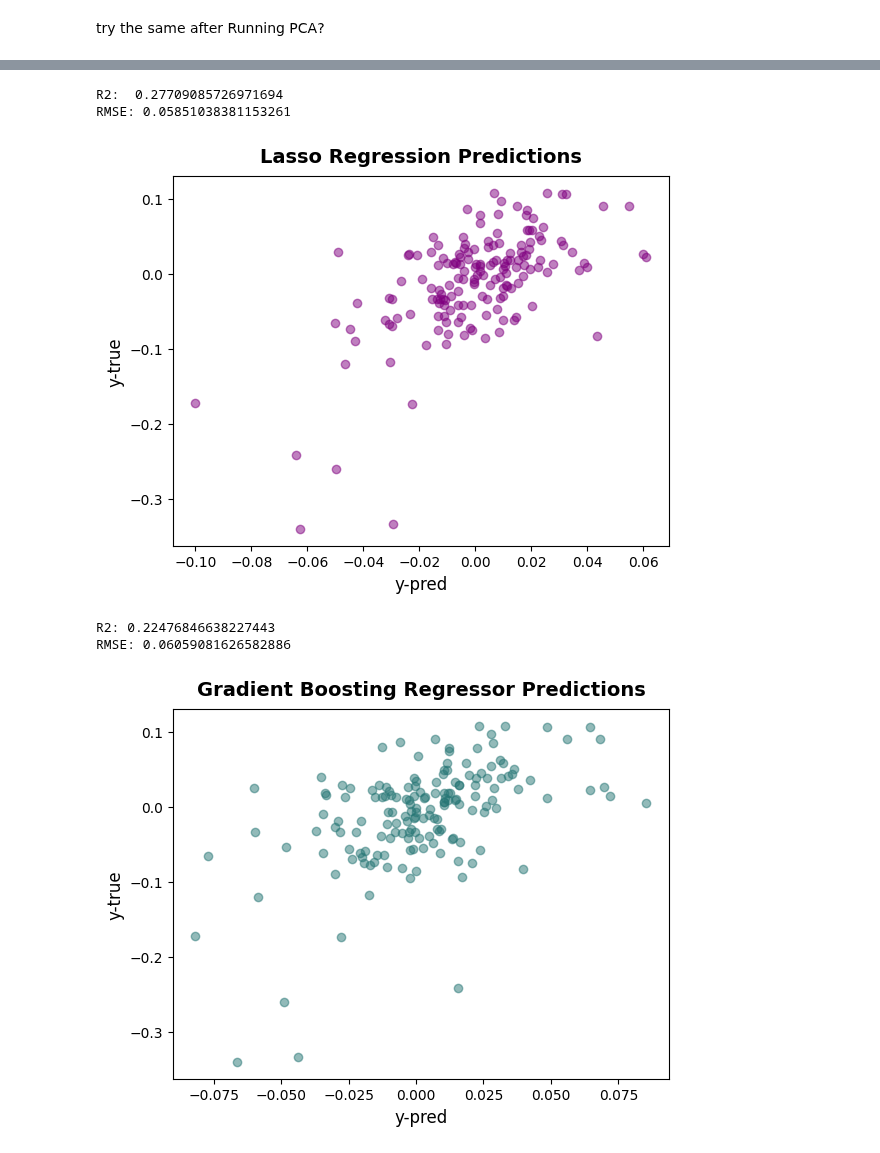
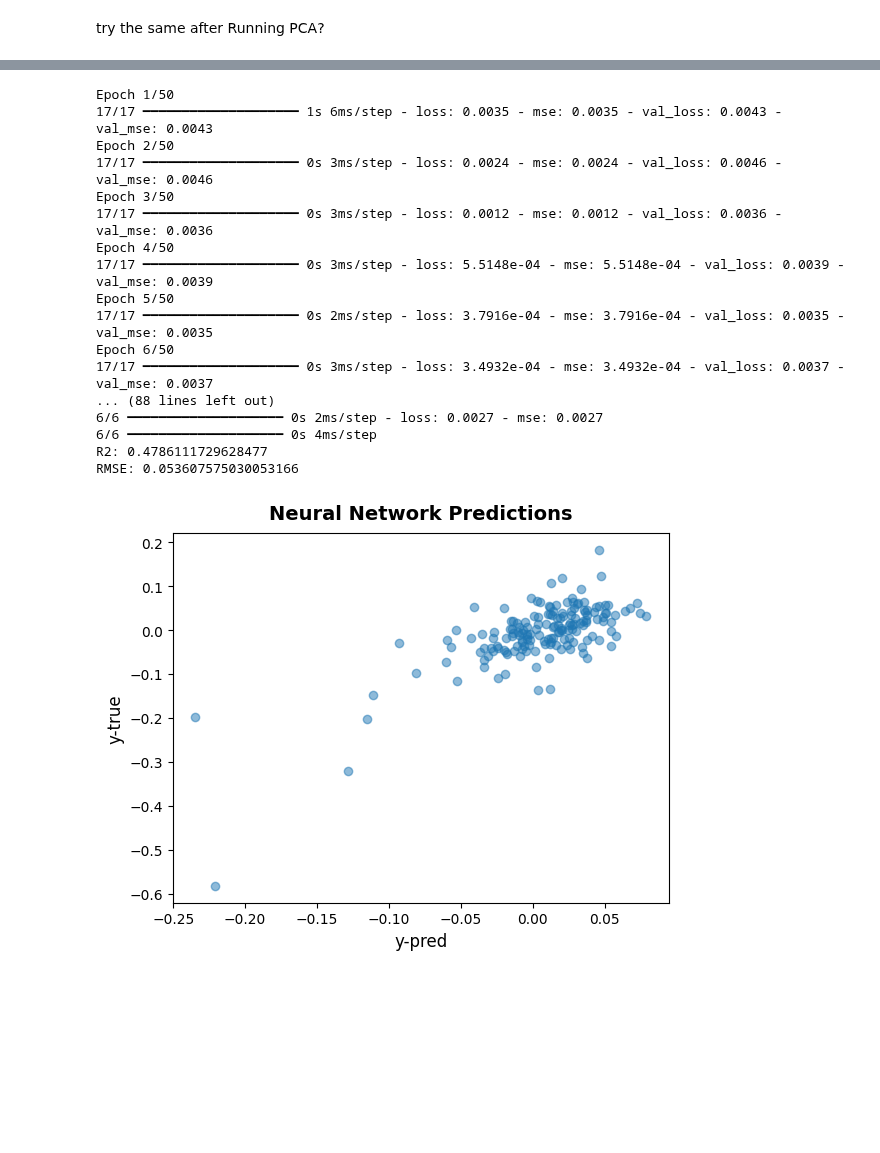
Before and after one commit to egekurt123/yeast_gene_interactions, a Jupyter notebook: Interaction Prediction.ipynb, the cells around one changed output, grey strips where cells are left out. Saved outputs shown, nothing was run; the diff lists cells and outputs as text; code cells hidden in the pictures; blank space fills up the shorter version.

Commit message:
Update plotting

```diff
--- a/Interaction Prediction.ipynb
+++ b/Interaction Prediction.ipynb
@@ -94,39 +141,49 @@ RMSE: 0.05879641787400309
 # %%
-X_train, X_test, y_train, y_test = train_test_split(X, y, test_size=0.2, random_state=42)
+# And Neural Network
+from tensorflow.keras.models import Sequential
+from tensorflow.keras.layers import Dense, Input
+from tensorflow.keras.optimizers import Adam
 
-lasso = Lasso(alpha=0.0004)
-lasso.fit(X_train, y_train)
-y_pred = lasso.predict(X_test)
+model = Sequential([
+    Input(shape=(X_train.shape[1],)),
+    Dense(128, activation='relu'),
+    Dense(64, activation='relu'),
+    Dense(64, activation='relu'),
+    Dense(64, activation='relu'),
+    Dense(64, activation='relu'),
+    Dense(1)
+])
 
+model.compile(optimizer=Adam(learning_rate=0.001), loss='mse', metrics=['mse'])
 
-print('R2: ', lasso.score(X_test, y_test))
+model.fit(X_train, y_train, validation_split=0.2, epochs=50, batch_size=32, verbose=1)
+
+loss, mae = model.evaluate(X_test, y_test)
+y_pred = model.predict(X_test)
+print('R2:', r2_score(y_test, y_pred))
 print("RMSE:", np.sqrt(mean_squared_error(y_test, y_pred)))
 
-plt.scatter(y_pred, y_test, alpha=0.5, c='purple')
+plt.scatter(y_pred, y_test, alpha=0.5)
 plt.xlabel("y-pred", fontsize=12)
 plt.ylabel("y-true", fontsize=12)
-plt.title("Lasso Regression Predictions", fontweight='bold', fontsize=14, pad=10)
+plt.title("Neural Network Predictions", fontweight='bold', fontsize=14, pad=10)
 plt.show()
 # %% [output]
-R2:  0.27709085726971694
-RMSE: 0.05851038381153261
+Epoch 1/50
+17/17 ━━━━━━━━━━━━━━━━━━━━ 1s 6ms/step - loss: 0.0035 - mse: 0.0035 - val_loss: 0.0043 - val_mse: 0.0043
+Epoch 2/50
+17/17 ━━━━━━━━━━━━━━━━━━━━ 0s 3ms/step - loss: 0.0024 - mse: 0.0024 - val_loss: 0.0046 - val_mse: 0.0046
+Epoch 3/50
+17/17 ━━━━━━━━━━━━━━━━━━━━ 0s 3ms/step - loss: 0.0012 - mse: 0.0012 - val_loss: 0.0036 - val_mse: 0.0036
+Epoch 4/50
+17/17 ━━━━━━━━━━━━━━━━━━━━ 0s 3ms/step - loss: 5.5148e-04 - mse: 5.5148e-04 - val_loss: 0.0039 - val_mse: 0.0039
+Epoch 5/50
+17/17 ━━━━━━━━━━━━━━━━━━━━ 0s 2ms/step - loss: 3.7916e-04 - mse: 3.7916e-04 - val_loss: 0.0035 - val_mse: 0.0035
+Epoch 6/50
+17/17 ━━━━━━━━━━━━━━━━━━━━ 0s 3ms/step - loss: 3.4932e-04 - mse: 3.4932e-04 - val_loss: 0.0037 - val_mse: 0.0037
+... (88 lines left out)
+6/6 ━━━━━━━━━━━━━━━━━━━━ 0s 2ms/step - loss: 0.0027 - mse: 0.0027
+6/6 ━━━━━━━━━━━━━━━━━━━━ 0s 4ms/step
+R2: 0.4786111729628477
+RMSE: 0.053607575030053166
-[figure, old version]
+[figure, new version]
-# %%
-X_train, X_test, y_train, y_test = train_test_split(X, y, test_size=0.2, random_state=42)
-
-gb = GradientBoostingRegressor(n_estimators=20, learning_rate=0.2, max_depth=3, random_state=48)
-gb.fit(X_train, y_train)
-
-y_pred = gb.predict(X_test)
-print('R2:', r2_score(y_test, y_pred))
-print("RMSE:", np.sqrt(mean_squared_error(y_test, y_pred)))
-
-plt.scatter(y_pred, y_test, alpha=0.5, c='#267675')
-plt.xlabel("y-pred", fontsize=12)
-plt.ylabel("y-true", fontsize=12)
-plt.title("Gradient Boosting Regressor Predictions", fontweight='bold', fontsize=14, pad=10)
-plt.show()
-# %% [output]
-R2: 0.22476846638227443
-RMSE: 0.06059081626582886
-[figure, removed]
```
Also changed, not shown: parts of 8 cells of this notebook.
